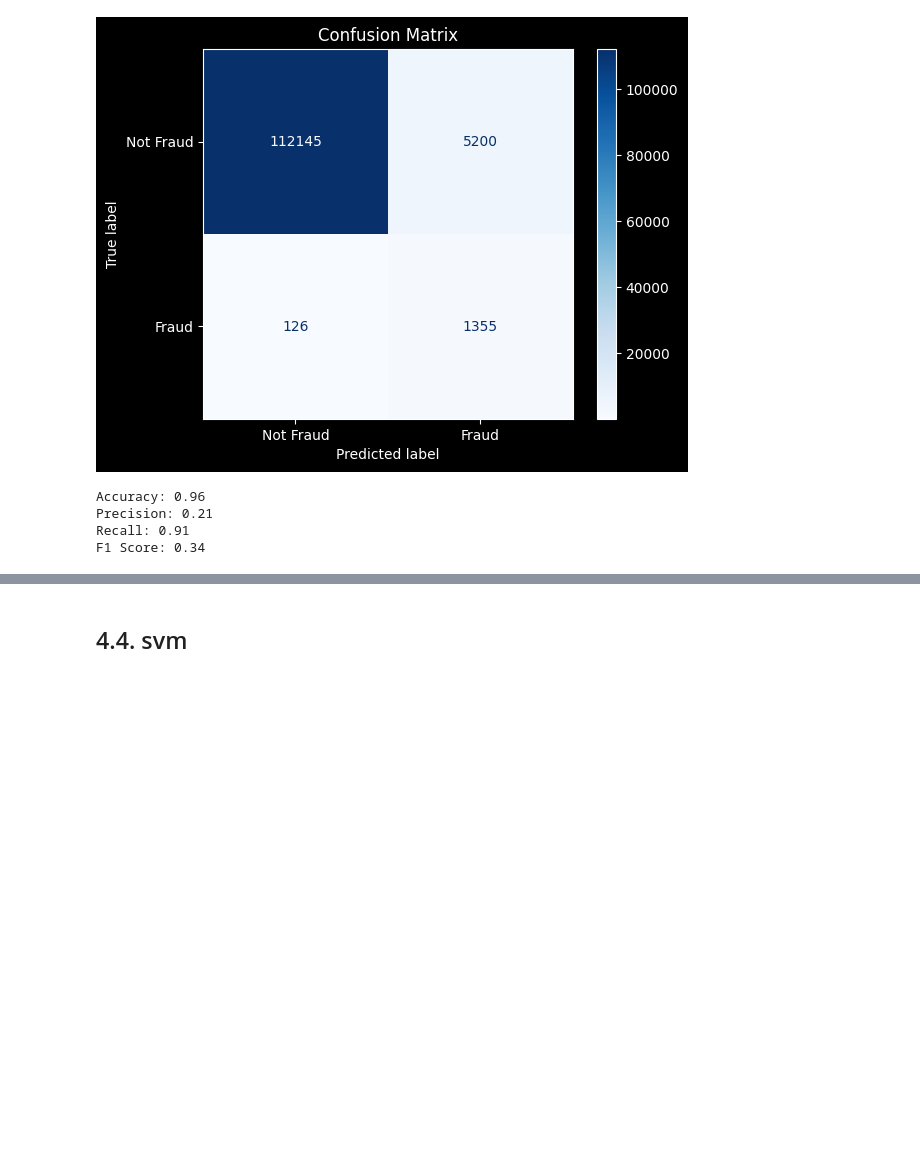
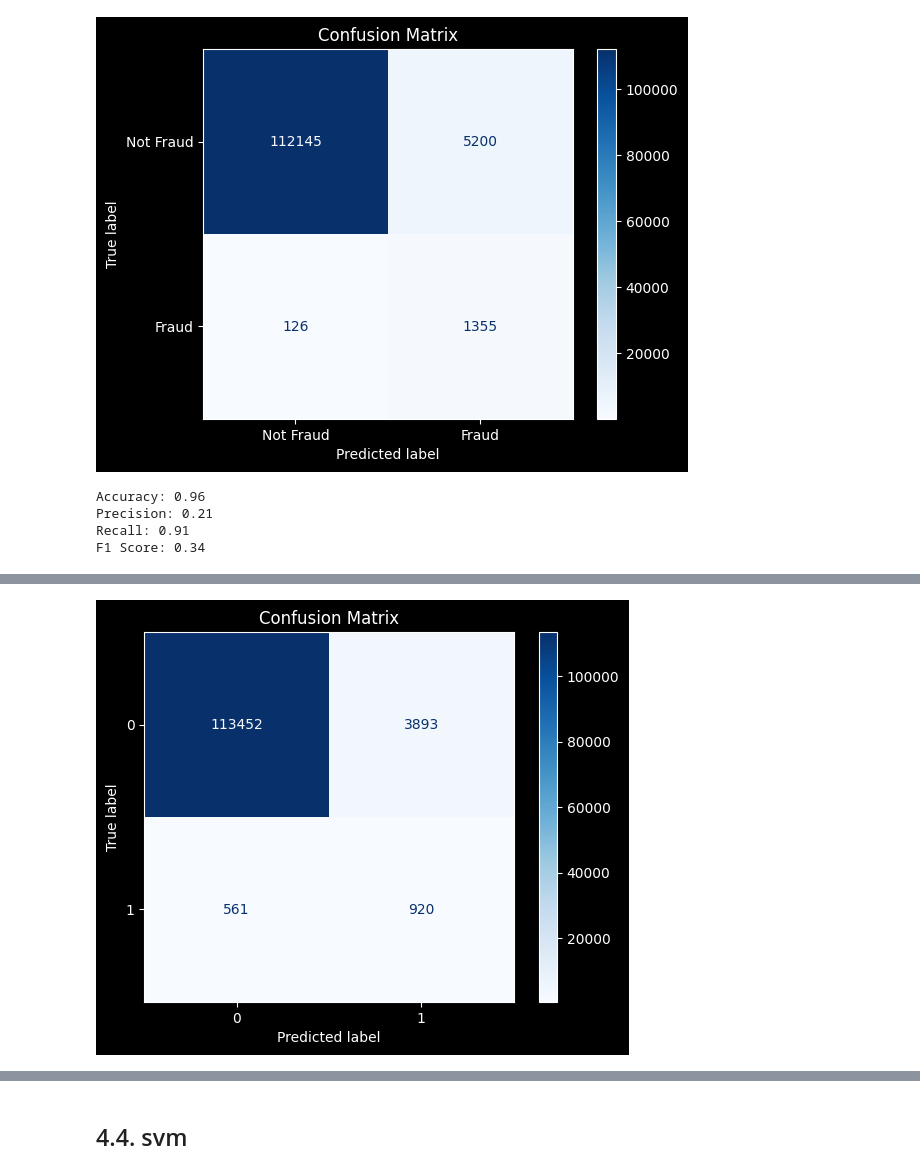
Before and after one commit to koutsompinask/MSC, a Jupyter notebook: semester B/Python/assignment/classification.ipynb, the cells around one changed output, grey strips where cells are left out. Saved outputs shown, nothing was run; the diff lists cells and outputs as text; code cells hidden in the pictures; blank space fills up the shorter version.

```diff
--- a/semester B/Python/assignment/classification.ipynb
+++ b/semester B/Python/assignment/classification.ipynb
@@ -237,9 +239,6 @@ plt.show()
 # Define the features and target variable
 X = df.drop(columns=['fraud','gender_original','category_original'])
 y = df['fraud']
-# %%
-# Scale the data
-X = MaxAbsScaler().fit_transform(X.astype(float))
 # %%
 # Split the data into train, validation, and test sets
 X_train, X_temp, y_train, y_temp = train_test_split(X, y, test_size=0.4, random_state=42)
@@ -485,0 +548,11 @@ F1 Score: 0.34
+# %%
+lr = LogisticRegression(max_iter=1000, random_state=42, solver='liblinear', penalty='l2')
+lr.fit(X_train, y_train)
+y_pred = lr.predict(X_test)
+confMat = confusion_matrix(y_test, y_pred)
+confusion_matrix_display = ConfusionMatrixDisplay(confMat, display_labels=lr.classes_)
+confusion_matrix_display.plot(cmap='Blues')
+plt.title('Confusion Matrix')
+plt.show()
+# %% [output]
+[figure, added]
```
Also changed, not shown: parts of 8 cells of this notebook.
